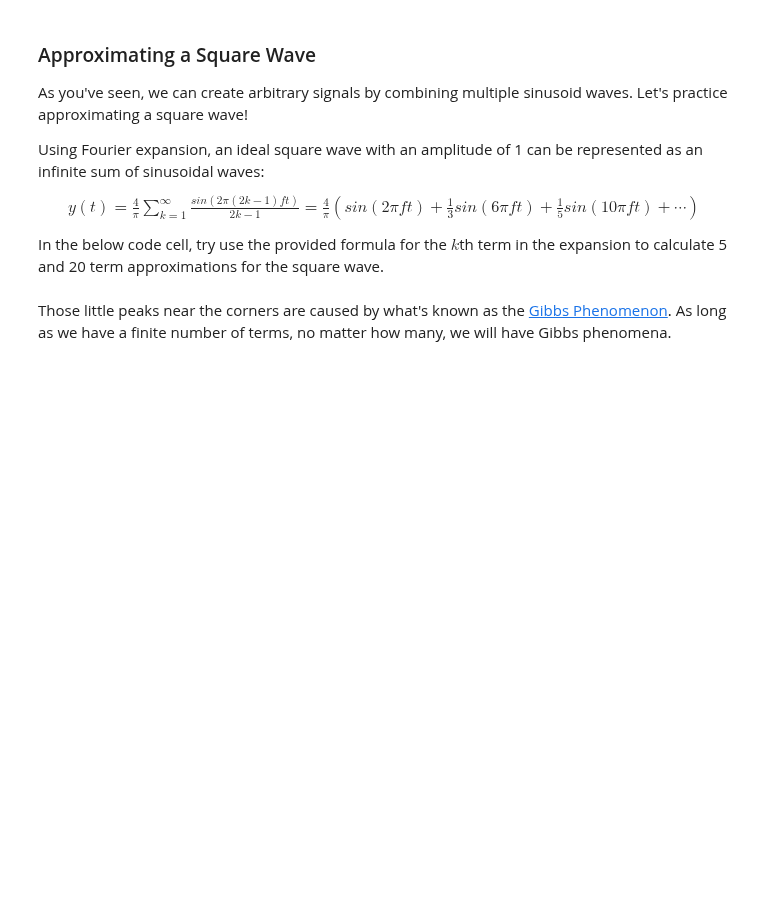
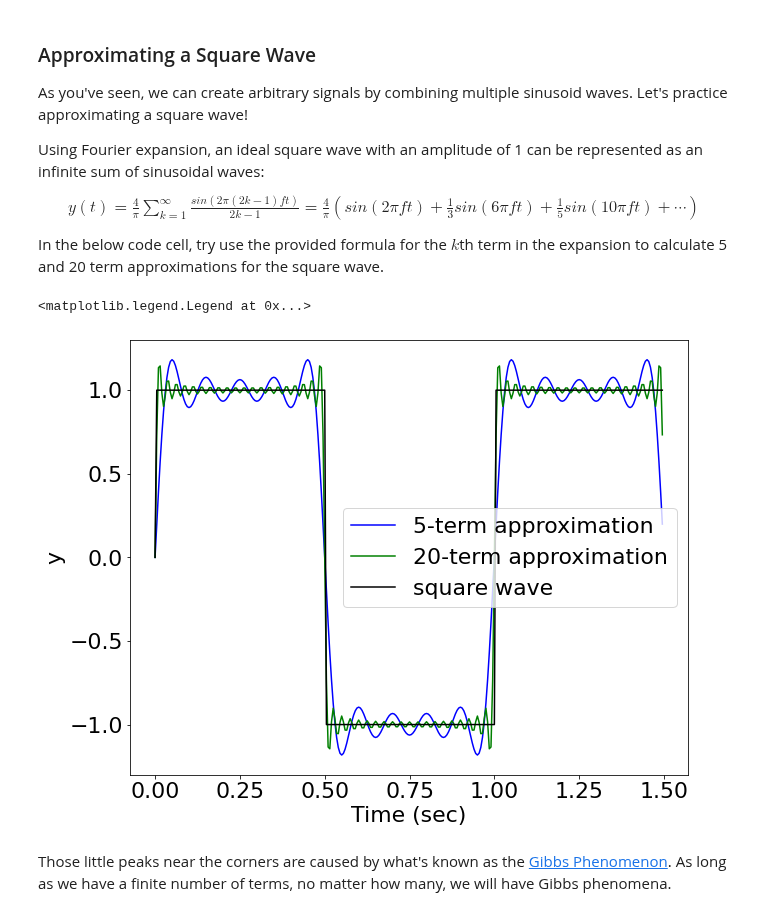
Before and after one commit to anaaparamesh/Week2_Public, a Jupyter notebook: Notebooks/01_TimeSeries/TimeSeries_Exercises.ipynb, the cells around one changed output. Saved outputs shown, nothing was run; the diff lists cells and outputs as text; code cells hidden in the pictures; blank space fills up the shorter version.

Commit message:
approximation of square wave plotted

```diff
--- a/Notebooks/01_TimeSeries/TimeSeries_Exercises.ipynb
+++ b/Notebooks/01_TimeSeries/TimeSeries_Exercises.ipynb
@@ -158,37 +158,59 @@ In the below code cell, try use the provided formula for the $k$th term in the e
 # %%
 #Write Code Here
 # Setup
 n_sec = 1.5                               # number of seconds to plot
 n_points_per_sec = 200                    # number of points per second
 t = np.arange(n_sec*n_points_per_sec)/n_points_per_sec    # time vector
 f = 1             # define frequency for square wave to be approximated
 n_signals = 5     # number of terms for first approximation
 n_signals2 = 20   # number of terms for second approximation
+a = 1  #amplitude
 
 # Populate y_approx1 and y_approx2 with approximations for square wave function
+
+#creates empty array the size of the time vector.
 y_approx1= np.zeros(t.shape)
+
+#for 5 term approximations, the formula above is used.
 for k in range(1,6):
+  #the angle
   omega = 2*np.pi*(2*k-1)*f
-  y_approx1 += 0## UPDATE THIS LINE
+
+  #summation from above
+  y_approx1 += (np.sin(omega*t))/ (2*k-1)
+
+#y_approx1 is the square wave for 5 term approximations.
+y_approx1 = y_approx1 * (4 / np.pi)
+
+#creates empty array the size of the time vector.
+y_approx2 = np.zeros(t.shape)
+
+#for 20 term approximations, the formula above is used.
+for k in range(1,20+1):
+  #the angle
+  omega = 2*np.pi*(2*k-1)*f
+
+  #summation from above
+  y_approx2 += (np.sin(omega*t))/ (2*k-1)
+
+#y_approx1 is the square wave for 5 term approximations.
+y_approx2 = y_approx2 * (4 / np.pi)
 
 
-y_approx2 = np.zeros(t.shape)
-for k in range(1,20+1):
-  omega = 2*np.pi*(2*k-1)*f
-  y_approx2 += 0 ## UPDATE THIS LINE
-
-
-# Plotting
+# Plotting(approximations plotted)
 sqwave = np.sign(np.sin(2*np.pi*t)) # an actual square wave (for reference)
 
 plt.figure(figsize=(10,8))
 plt.plot(t, y_approx1, label = f'{n_signals}-term approximation', color = 'b')
 plt.plot(t, y_approx2, label = f'{n_signals2}-term approximation', color = 'g')
 plt.plot(t,sqwave,label='square wave',color = 'k')
 
 plt.xlabel('Time (sec)')
 plt.ylabel('y')
 plt.legend()
+# %% [output]
+<matplotlib.legend.Legend at 0x...>
+[figure, added]
 # %% [markdown]
 Those little peaks near the corners are caused by what's known as the [Gibbs Phenomenon](https://en.wikipedia.org/wiki/Gibbs_phenomenon). As long as we have a finite number of terms, no matter how many, we will have Gibbs phenomena.
 # %% [markdown]
```
